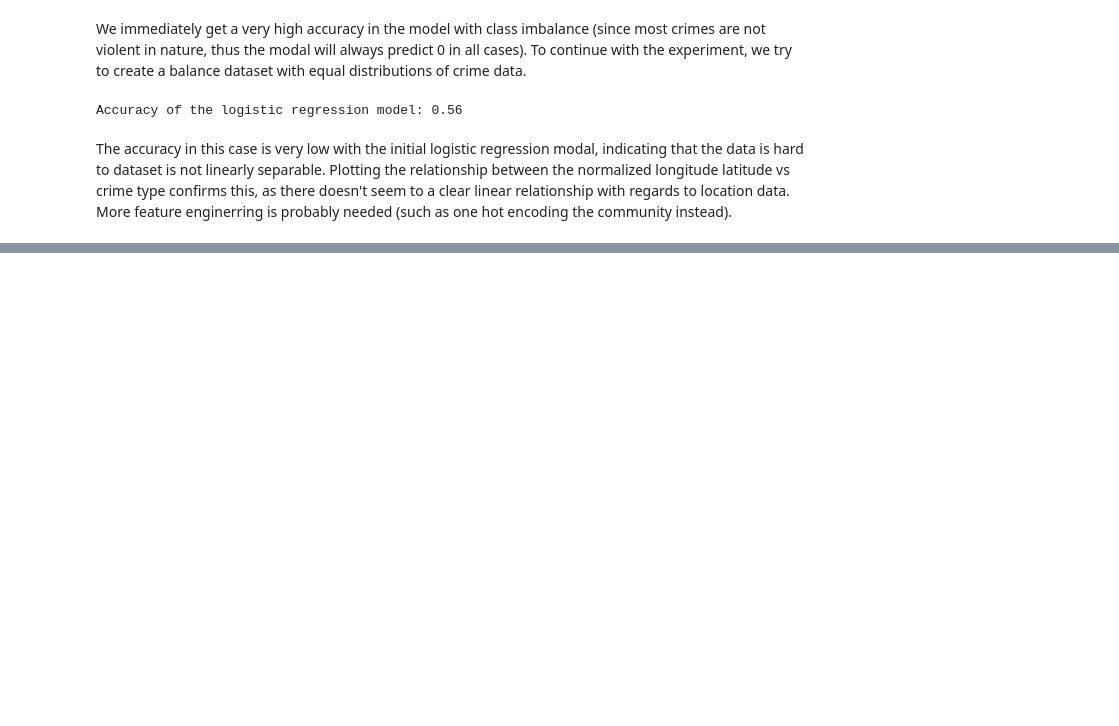
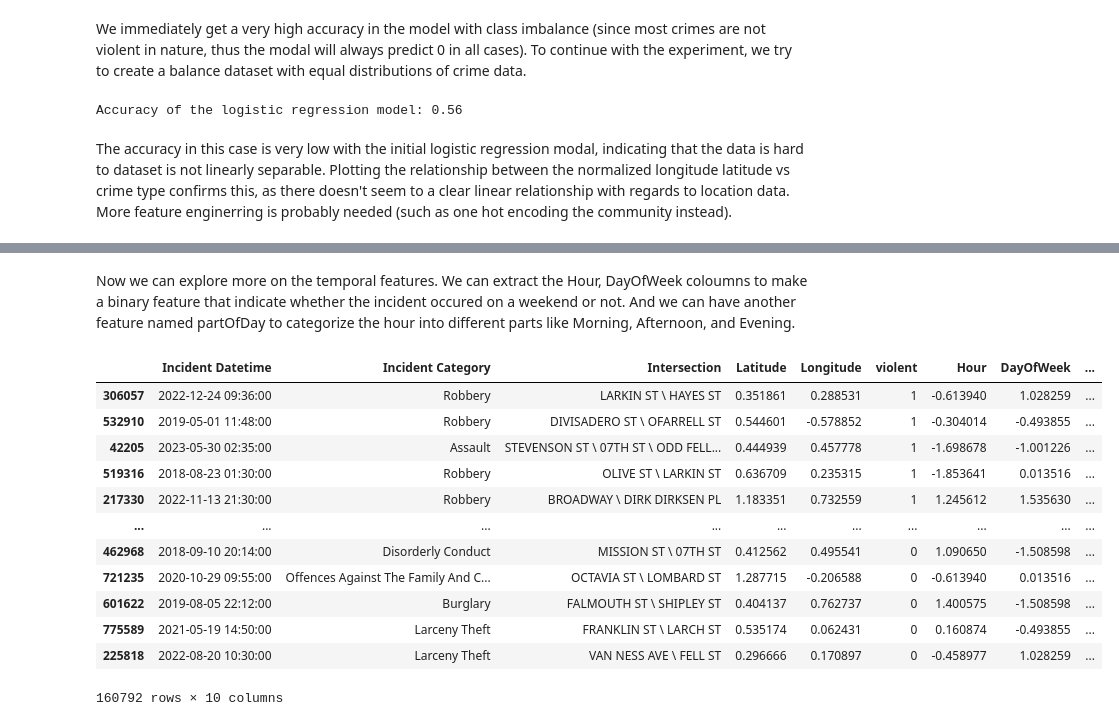
Before and after one commit to zhubzy/SF-Incident-Prediction, a Jupyter notebook: SF_Incident_Prediction.ipynb, the cells around one changed output, grey strips where cells are left out. Drawn from its saved outputs; the diff is of its cells as text; code cells hidden in the pictures; blank space fills up the shorter version.

```diff
--- a/SF_Incident_Prediction.ipynb
+++ b/SF_Incident_Prediction.ipynb
@@ -395,0 +473,19 @@ plt.show()
+# %% [markdown]
+Now we can explore more on the temporal features. We can extract the Hour, DayOfWeek coloumns to make a binary feature that indicate whether the incident occured on a weekend or not. And we can have another feature named partOfDay to categorize the hour into different parts like Morning, Afternoon, and Evening.
+# %%
+balanced_df['IsWeekend'] = balanced_df['Incident Datetime'].dt.dayofweek >= 5
+balanced_df
+# %% [output]
+|  | Incident Datetime | Incident Category | Intersection | Latitude | Longitude | violent | Hour | DayOfWeek | ... |
+| 306057 | 2022-12-24 09:36:00 | Robbery | LARKIN ST \ HAYES ST | 0.351861 | 0.288531 | 1 | -0.613940 | 1.028259 | ... |
+| 532910 | 2019-05-01 11:48:00 | Robbery | DIVISADERO ST \ OFARRELL ST | 0.544601 | -0.578852 | 1 | -0.304014 | -0.493855 | ... |
+| 42205 | 2023-05-30 02:35:00 | Assault | STEVENSON ST \ 07TH ST \ ODD FELL... | 0.444939 | 0.457778 | 1 | -1.698678 | -1.001226 | ... |
+| 519316 | 2018-08-23 01:30:00 | Robbery | OLIVE ST \ LARKIN ST | 0.636709 | 0.235315 | 1 | -1.853641 | 0.013516 | ... |
+| 217330 | 2022-11-13 21:30:00 | Robbery | BROADWAY \ DIRK DIRKSEN PL | 1.183351 | 0.732559 | 1 | 1.245612 | 1.535630 | ... |
+| ... | ... | ... | ... | ... | ... | ... | ... | ... | ... |
+| 462968 | 2018-09-10 20:14:00 | Disorderly Conduct | MISSION ST \ 07TH ST | 0.412562 | 0.495541 | 0 | 1.090650 | -1.508598 | ... |
+| 721235 | 2020-10-29 09:55:00 | Offences Against The Family And C... | OCTAVIA ST \ LOMBARD ST | 1.287715 | -0.206588 | 0 | -0.613940 | 0.013516 | ... |
+| 601622 | 2019-08-05 22:12:00 | Burglary | FALMOUTH ST \ SHIPLEY ST | 0.404137 | 0.762737 | 0 | 1.400575 | -1.508598 | ... |
+| 775589 | 2021-05-19 14:50:00 | Larceny Theft | FRANKLIN ST \ LARCH ST | 0.535174 | 0.062431 | 0 | 0.160874 | -0.493855 | ... |
+| 225818 | 2022-08-20 10:30:00 | Larceny Theft | VAN NESS AVE \ FELL ST | 0.296666 | 0.170897 | 0 | -0.458977 | 1.028259 | ... |
+160792 rows × 10 columns
```
Also changed, not shown: parts of 17 cells of this notebook.
